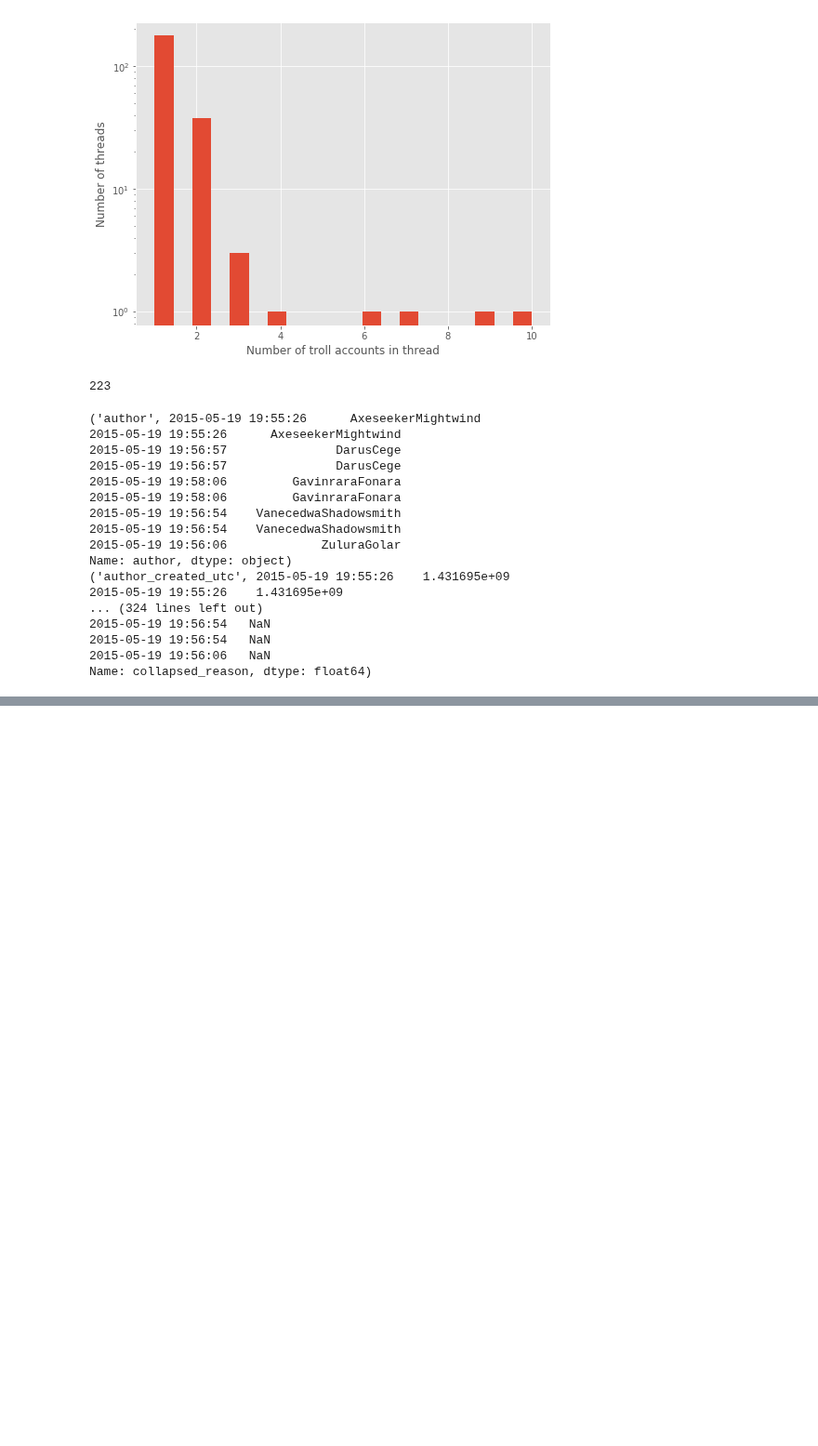
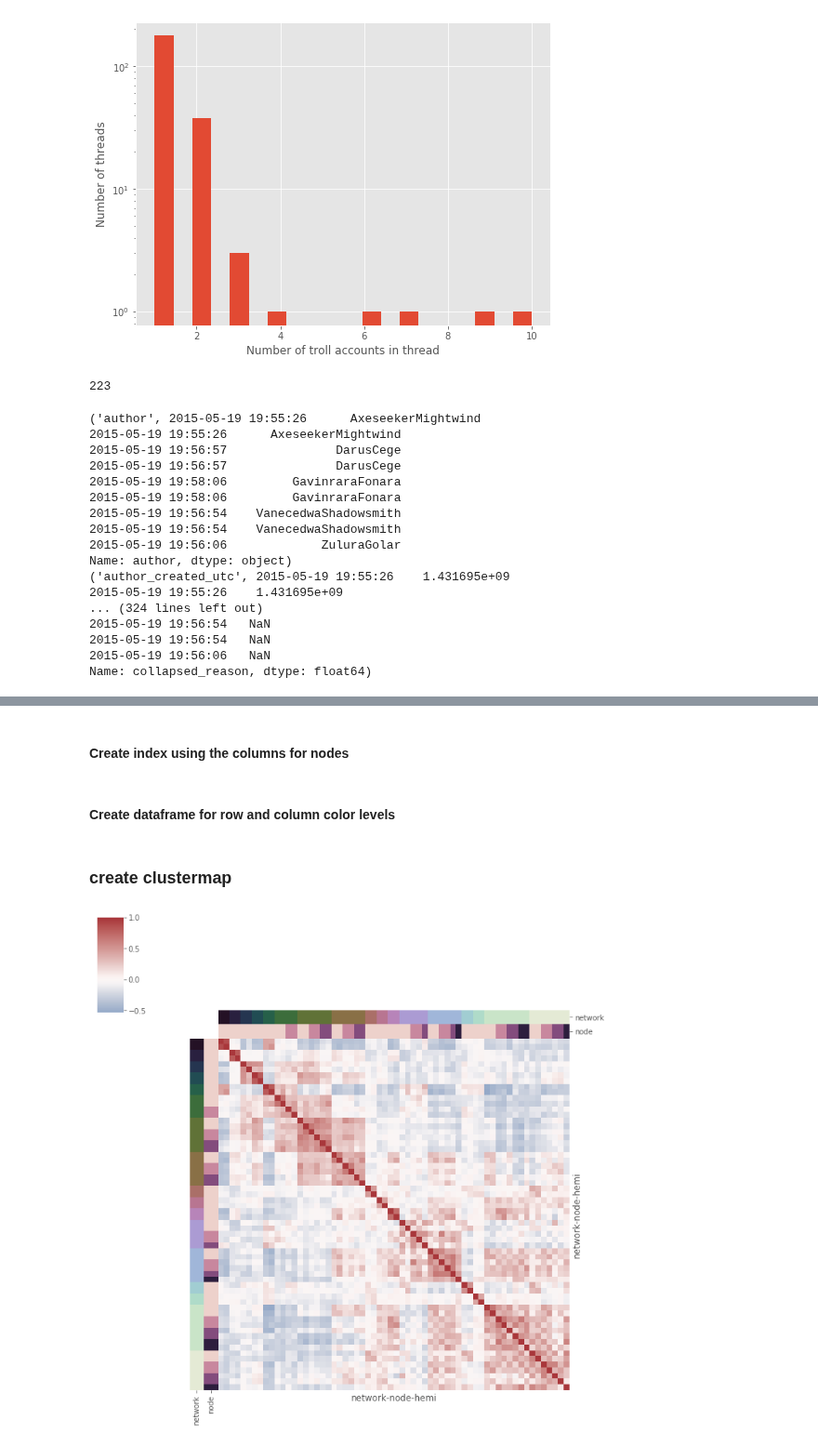
Before and after one commit to cfdv/troll_classifier, a Jupyter notebook: eda.ipynb, the cells around one changed output, grey strips where cells are left out. Shown at 93% size. Cells and saved outputs as stored; diff of their text form; code cells hidden in the pictures; blank space fills up the shorter version.

Commit message:
got heatmap working

```diff
--- a/eda.ipynb
+++ b/eda.ipynb
@@ -378,0 +393,2 @@ Name: collapsed_reason, dtype: float64)
+# %%
+network_colors = pd.Series(network_labels, index=networks.columns).map(network_lut)
@@ -378,0 +397,27 @@ Name: collapsed_reason, dtype: float64)
+# %%
+node_labels = networks.columns.get_level_values("node")
+node_pal = sns.cubehelix_palette(node_labels.unique().size)
+node_lut = dict(zip(map(str, node_labels.unique()), node_pal))
+# %% [markdown]
+#### Create index using the columns for nodes
+# %%
+node_colors = pd.Series(node_labels, index=networks.columns).map(node_lut)
+# %% [markdown]
+#### Create dataframe for row and column color levels
+# %%
+network_node_colors = pd.DataFrame(network_colors).join(pd.DataFrame(node_colors))
+# %% [markdown]
+### create clustermap
+# %%
+g = sns.clustermap(networks.corr(),
+    # Turn off the clustering
+    row_cluster=False, col_cluster=False,
+    # Add colored class labels using data frame created from node and network colors
+    row_colors = network_node_colors,
+    col_colors = network_node_colors,
+    # Make the plot look better when many rows/cols
+    linewidths=0,
+    xticklabels=False, yticklabels=False,
+    center=0, cmap="vlag")
+# %% [output]
+[figure, added]
```
Also changed, not shown: parts of 13 cells of this notebook.
